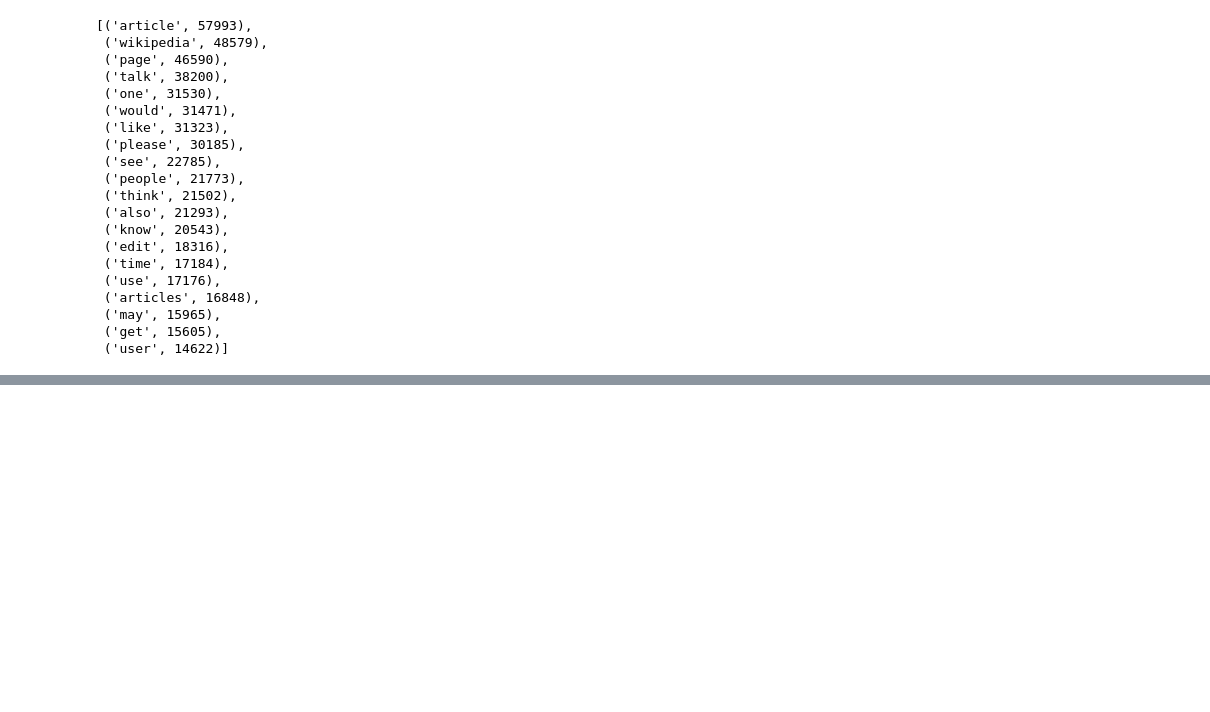
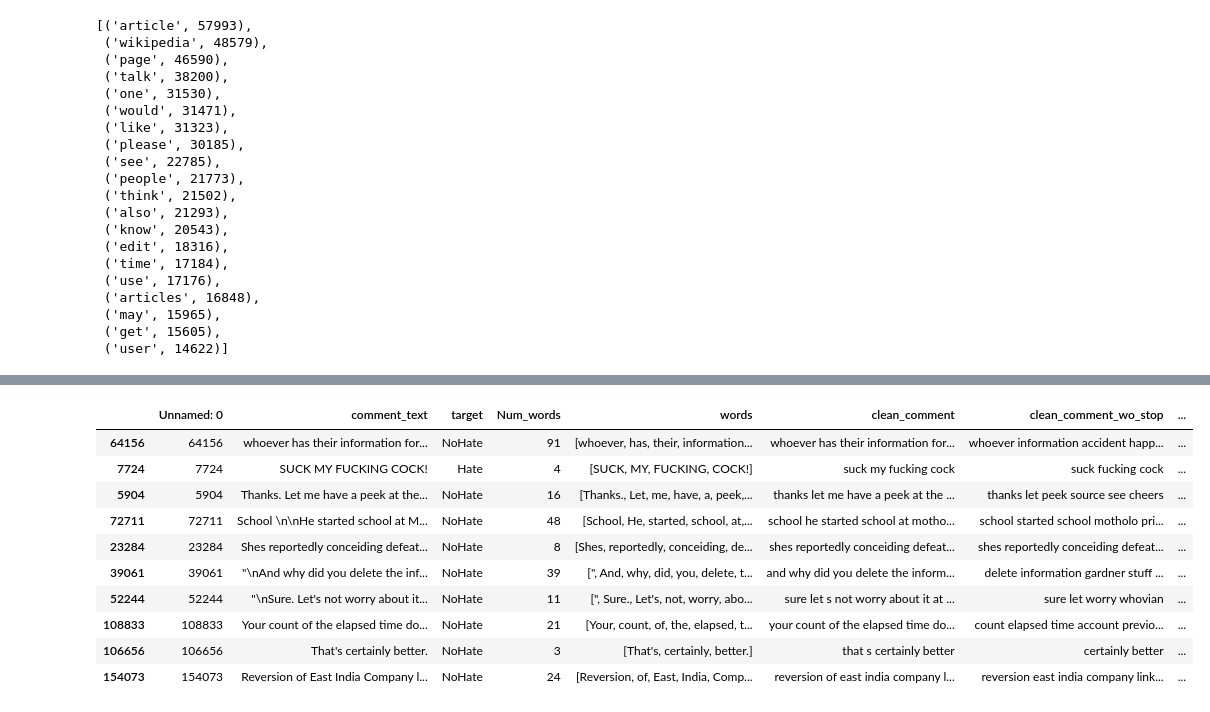
Before and after one commit to kohishaa/Hate-Speech-Analysis, a Jupyter notebook: src/dataprocessing.ipynb, the cells around one changed output, grey strips where cells are left out. Drawn from its saved outputs; the diff is of its cells as text; code cells hidden in the pictures; blank space fills up the shorter version.

```diff
--- a/src/dataprocessing.ipynb
+++ b/src/dataprocessing.ipynb
@@ -162,0 +166,39 @@ RecursionError: maximum recursion depth exceeded in comparison
+# %%
+lemmatizer = WordNetLemmatizer()
+
+def lemma(doc):
+    doc = "".join([lemmatizer.lemmatize(word) for word in doc])
+    return doc
+# %%
+data["clean_comment_lemmatized"] = data["clean_comment_wo_stop"].apply(lemma)
+# %%
+def onlystring(doc):
+    doc = "".join([char for char in doc if  not char.isdigit()])
+    return doc
+data["clean_comment_string"] = data["clean_comment_lemmatized"].apply(onlystring)
+# %%
+def clean_text(sentence):
+    rem_url=re.sub(r'http\S+', '',sentence)
+    rem_num = re.sub('[0-9]+', '', rem_url)
+    emoji_pattern = re.compile("["
+                           u"\U0001F600-\U0001F64F"
+                           u"\U0001F300-\U0001F5FF"
+                           u"\U000024C2-\U0001F251"
+                           "]+", flags=re.UNICODE)
+    clean_text=emoji_pattern.sub(r"", rem_num)
+    return clean_text
+data["clean_comment_string1"] = data["clean_comment_lemmatized"].map(lambda s:clean_text(s))
+# %%
+data.sample(10)
+# %% [output]
+|  | Unnamed: 0 | comment_text | target | Num_words | words | clean_comment | clean_comment_wo_stop | ... |
+| 64156 | 64156 | whoever has their information for... | NoHate | 91 | [whoever, has, their, information... | whoever has their information for... | whoever information accident happ... | ... |
+| 7724 | 7724 | SUCK MY FUCKING COCK! | Hate | 4 | [SUCK, MY, FUCKING, COCK!] | suck my fucking cock | suck fucking cock | ... |
+| 5904 | 5904 | Thanks. Let me have a peek at the... | NoHate | 16 | [Thanks., Let, me, have, a, peek,... | thanks let me have a peek at the ... | thanks let peek source see cheers | ... |
+| 72711 | 72711 | School \n\nHe started school at M... | NoHate | 48 | [School, He, started, school, at,... | school he started school at motho... | school started school motholo pri... | ... |
+| 23284 | 23284 | Shes reportedly conceiding defeat... | NoHate | 8 | [Shes, reportedly, conceiding, de... | shes reportedly conceiding defeat... | shes reportedly conceiding defeat... | ... |
+| 39061 | 39061 | "\nAnd why did you delete the inf... | NoHate | 39 | [", And, why, did, you, delete, t... | and why did you delete the inform... | delete information gardner stuff ... | ... |
+| 52244 | 52244 | "\nSure. Let's not worry about it... | NoHate | 11 | [", Sure., Let's, not, worry, abo... | sure let s not worry about it at ... | sure let worry whovian | ... |
+| 108833 | 108833 | Your count of the elapsed time do... | NoHate | 21 | [Your, count, of, the, elapsed, t... | your count of the elapsed time do... | count elapsed time account previo... | ... |
+| 106656 | 106656 | That's certainly better. | NoHate | 3 | [That's, certainly, better.] | that s certainly better | certainly better | ... |
+| 154073 | 154073 | Reversion of East India Company l... | NoHate | 24 | [Reversion, of, East, India, Comp... | reversion of east india company l... | reversion east india company link... | ... |
```
Also changed, not shown: parts of 3 cells of this notebook.
